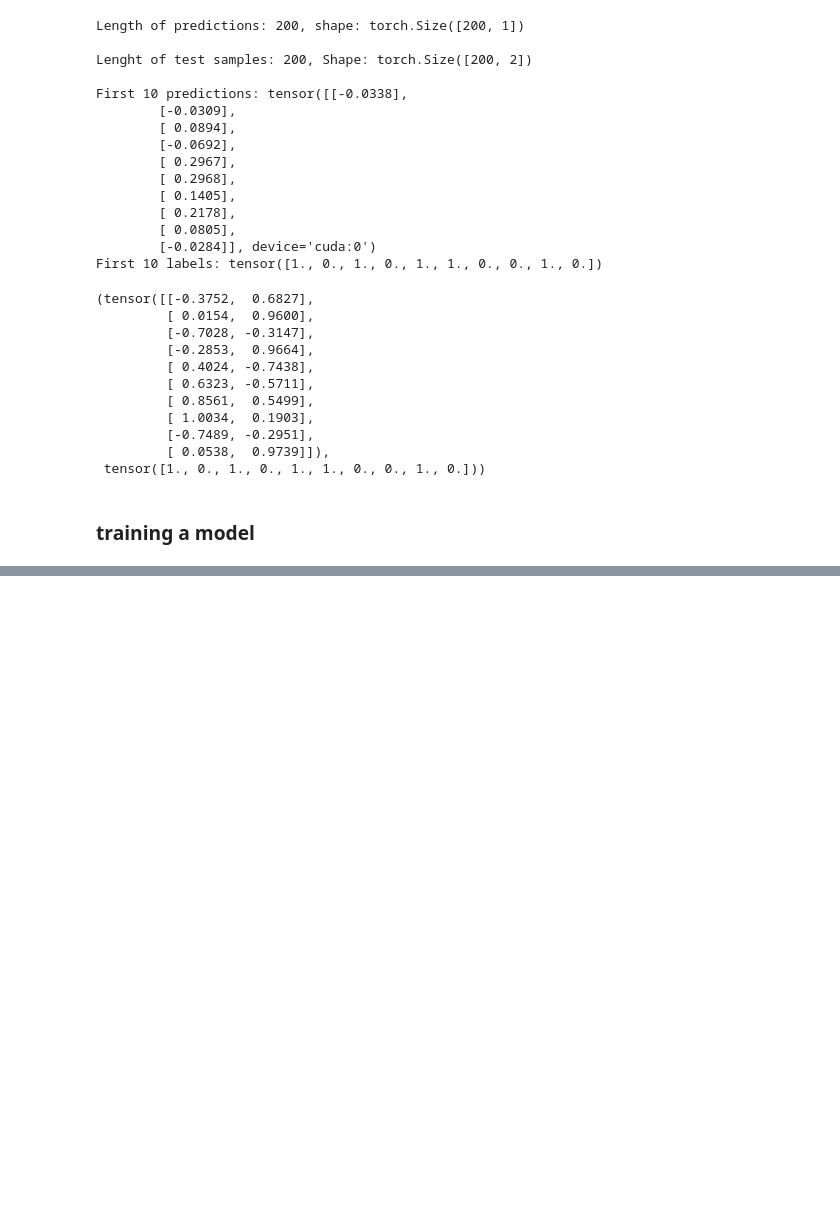
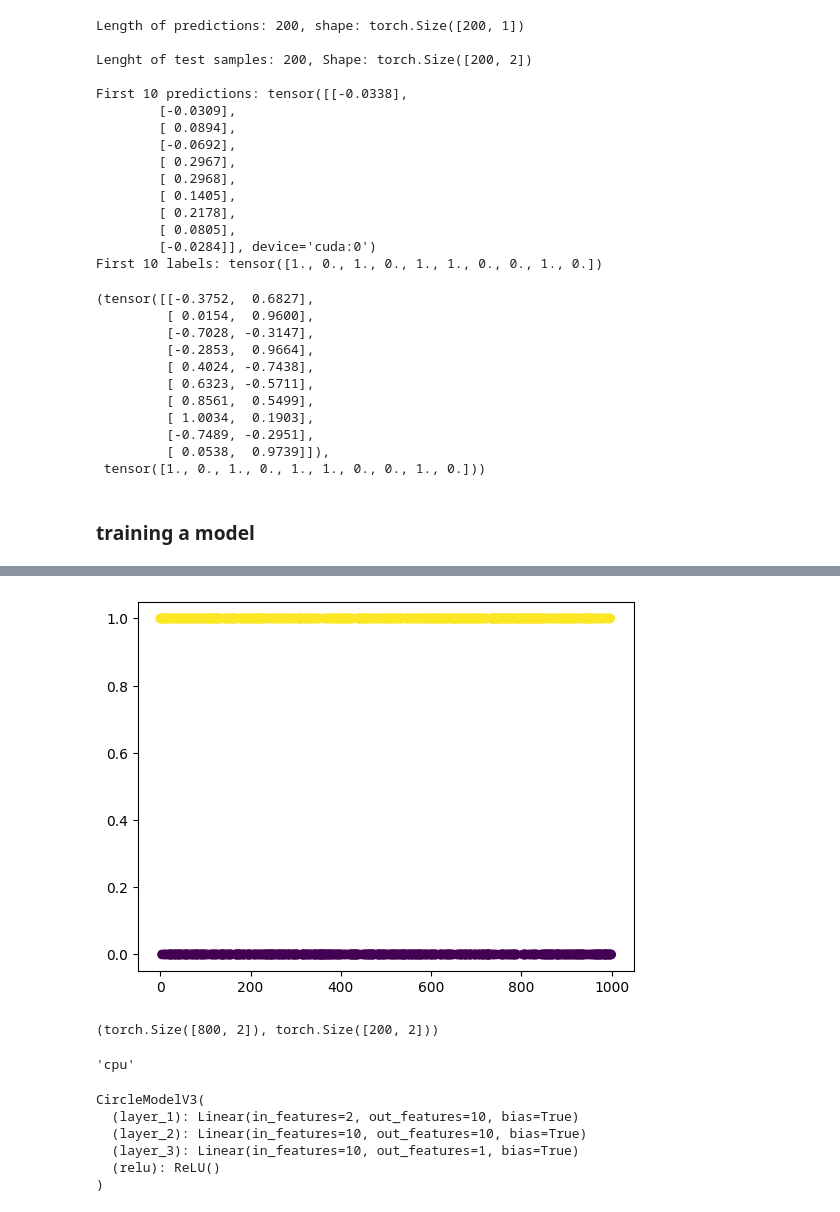
Before and after one commit to worldofaryavart/colab_notebooks, a Jupyter notebook: neural_network_classification_pytorch3.ipynb, the cells around one changed output, grey strips where cells are left out. Cells and saved outputs as stored; diff of their text form; code cells hidden in the pictures; blank space fills up the shorter version.

```diff
--- a/neural_network_classification_pytorch3.ipynb
+++ b/neural_network_classification_pytorch3.ipynb
@@ -337,0 +364,7 @@ plot_decision_boundary(model_1, X_test, y_test)
+# %%
+X = torch.from_numpy(X).type(torch.float)
+y = torch.from_numpy(y).type(torch.float)
+print(f"X shape: {X.shape} | y shape: {y.shape}")
+print(f"X type: {X.dtype} | y dtype: {y.dtype}")
+print(f"X tensor type: {type(X)} | y tensor type: {type(y)}")
+print(f"X samples: {X[:5]} | y samples: {y[:5]}")
@@ -337,0 +380,16 @@ plot_decision_boundary(model_1, X_test, y_test)
+# %%
+plt.scatter(range(len(y)), y, c =y)
+plt.show()
+# %% [output]
+[figure, added]
+# %%
+from sklearn.model_selection import train_test_split
+X_train, X_test, y_train, y_test = train_test_split(X, y, test_size = 0.2, random_state = 42)
+X_train.shape, X_test.shape
+# %% [output]
+(torch.Size([800, 2]), torch.Size([200, 2]))
+# %%
+device = "cuda" if torch.cuda.is_available() else "cpu"
+device
+# %% [output]
+'cpu'
@@ -337,0 +414,9 @@ plot_decision_boundary(model_1, X_test, y_test)
+# %%
+model_3
+# %% [output]
+CircleModelV3(
+  (layer_1): Linear(in_features=2, out_features=10, bias=True)
+  (layer_2): Linear(in_features=10, out_features=10, bias=True)
+  (layer_3): Linear(in_features=10, out_features=1, bias=True)
+  (relu): ReLU()
+)
```
Also changed, not shown: parts of 30 cells of this notebook.
